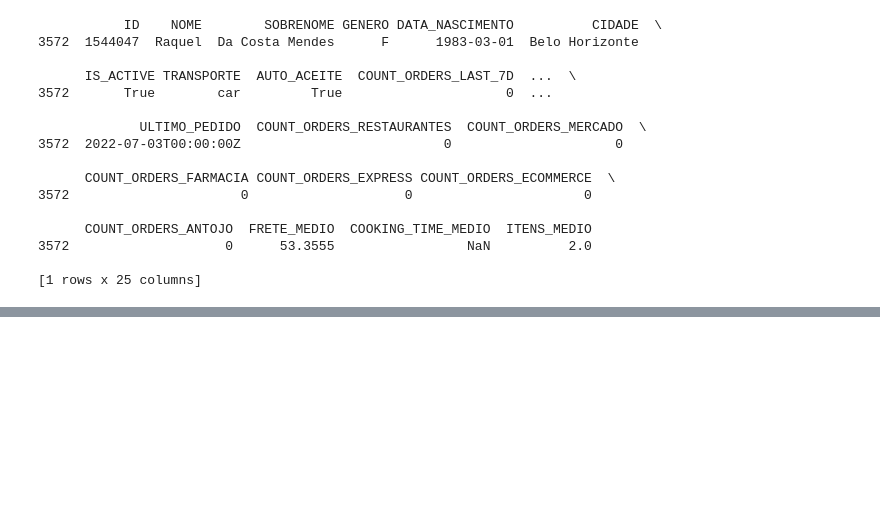
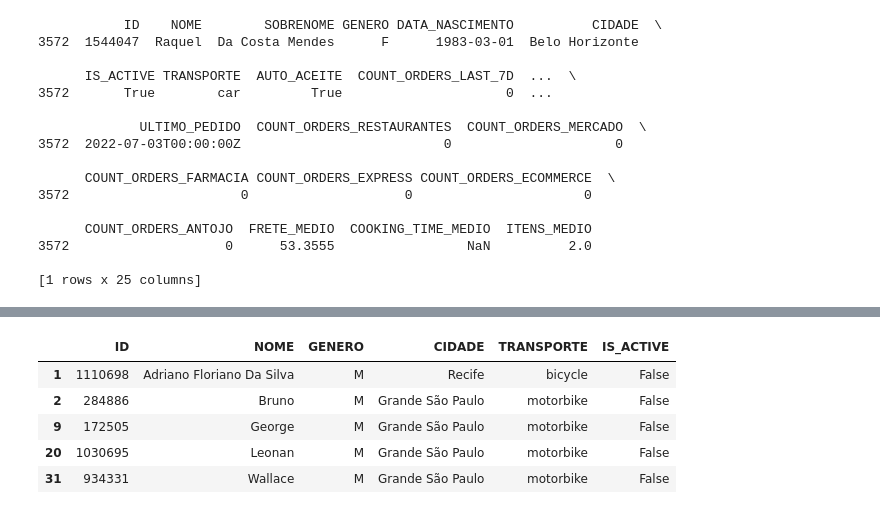
Before and after one commit to 2022M3T3-Inteli/Rappi-Hour, a Jupyter notebook: notebooks/feature-engineering/consol-feature-eng.ipynb, the cells around one changed output, grey strips where cells are left out. Drawn from its saved outputs; the diff is of its cells as text; code cells hidden in the pictures; blank space fills up the shorter version.

```diff
--- a/notebooks/feature-engineering/consol-feature-eng.ipynb
+++ b/notebooks/feature-engineering/consol-feature-eng.ipynb
@@ -213,0 +305,9 @@ df_infos_gerais.loc[mask, column_name] = False
+# %%
+df_churn_def.head()
+# %% [output]
+|  | ID | NOME | GENERO | CIDADE | TRANSPORTE | IS_ACTIVE |
+| 1 | 1110698 | Adriano Floriano Da Silva | M | Recife | bicycle | False |
+| 2 | 284886 | Bruno | M | Grande São Paulo | motorbike | False |
+| 9 | 172505 | George | M | Grande São Paulo | motorbike | False |
+| 20 | 1030695 | Leonan | M | Grande São Paulo | motorbike | False |
+| 31 | 934331 | Wallace | M | Grande São Paulo | motorbike | False |
```
Also changed, not shown: parts of 18 cells of this notebook.
